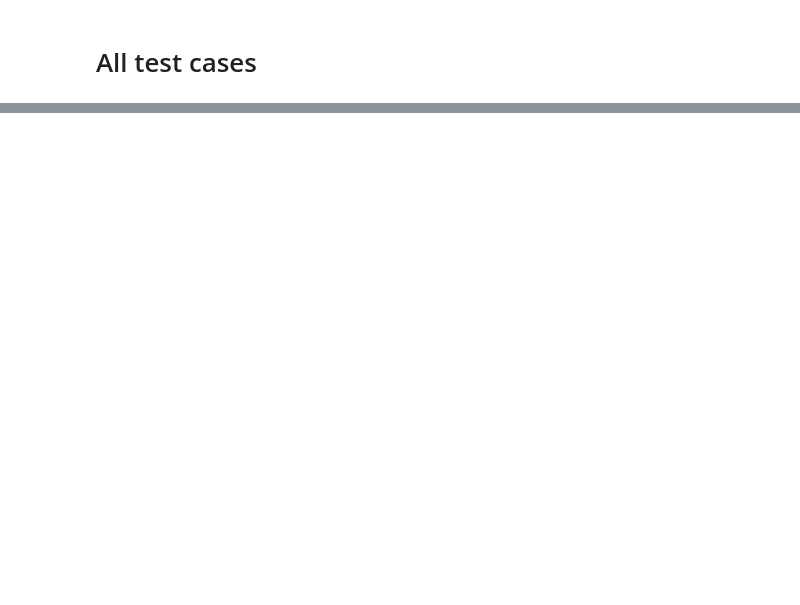
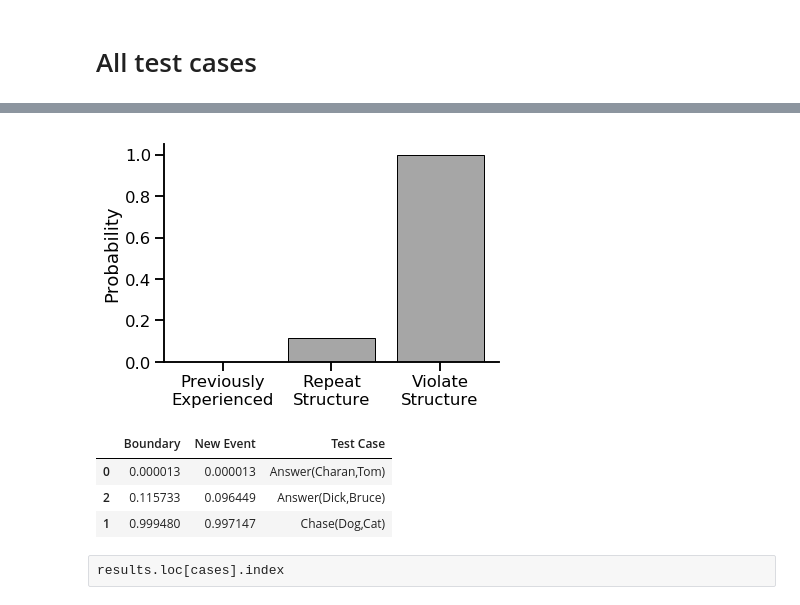
Before and after one commit to nicktfranklin/SEM_paper_simulations, a Jupyter notebook: Segmentation - Generalizing Structure.ipynb, the cells around one changed output, grey strips where cells are left out. Saved outputs shown, nothing was run; the diff lists cells and outputs as text; code cells hidden in the pictures; blank space fills up the shorter version.

```diff
--- a/Segmentation - Generalizing Structure.ipynb
+++ b/Segmentation - Generalizing Structure.ipynb
@@ -597,0 +622,30 @@ plt.savefig('generalization_demo_results.png', dpi=300)
+# %%
+cases = (results['Test Case'] == 'Answer(Dick,Bruce)') | (results['Test Case'] ==  'Chase(Dog,Cat)') | (results['Test Case'] ==  'Answer(Charan,Tom)')
+# results.loc[cases]
+
+res_ = results.loc[cases].copy()
+res_ = res_.loc[[0, 2, 1], :]
+
+y = res_.Boundary
+x = range(3)
+
+with sns.plotting_context('talk'):
+#     fig, ax = plt.subplots(1, 1, figsize=(7.5, 2.0), sharey=True)
+    fig, ax = plt.subplots(1, 1)
+    ax.bar(x, y, facecolor=[0.65, 0.65, 0.65],  edgecolor='k', lw=1, label='Boundary')
+    ax.set_ylabel('Probability')
+    ax.set_xticks(x)
+    ax.set_xticklabels(['Previously\nExperienced', 'Repeat\nStructure', 'Violate\nStructure'], rotation=0)
+    sns.despine()
+    plt.savefig('StructureTalk.png', dpi=300, bbox_inches='tight')
+# %% [output]
+[figure, added]
+# %%
+res_
+# %% [output]
+|  | Boundary | New Event | Test Case |
+| 0 | 0.000013 | 0.000013 | Answer(Charan,Tom) |
+| 2 | 0.115733 | 0.096449 | Answer(Dick,Bruce) |
+| 1 | 0.999480 | 0.997147 | Chase(Dog,Cat) |
+# %% [raw]
+results.loc[cases].index
```
Also changed, not shown: parts of 34 cells of this notebook, 19 other files.
